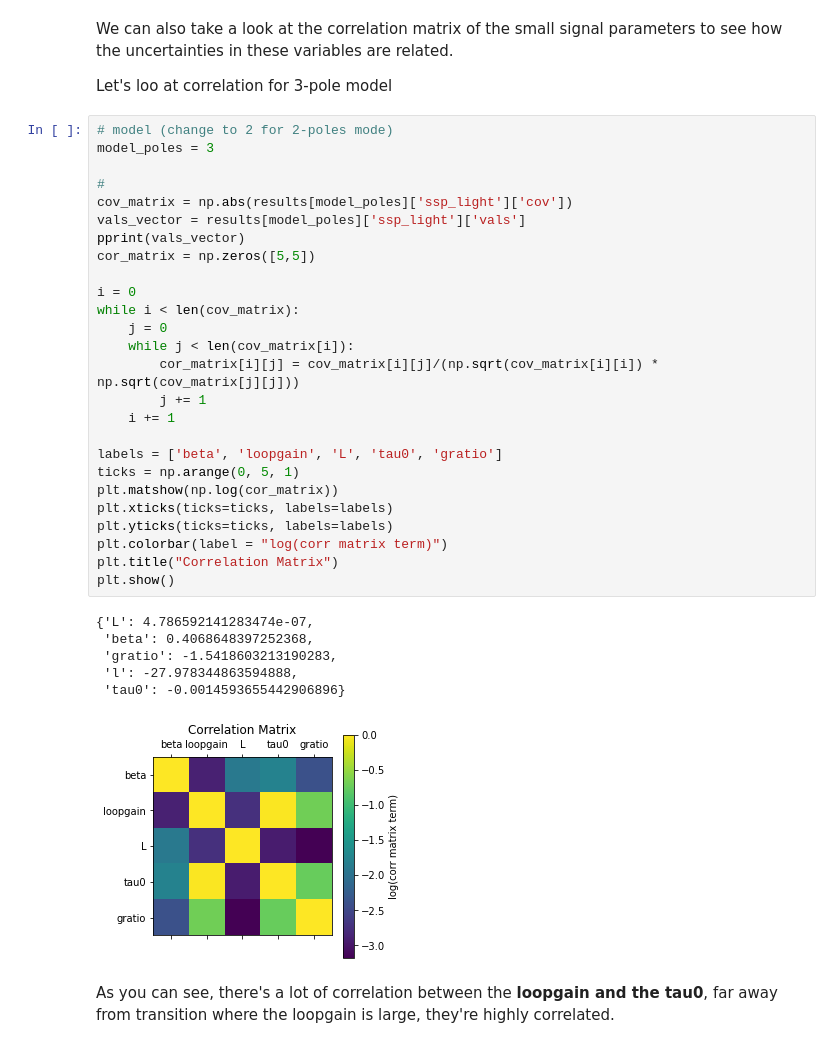
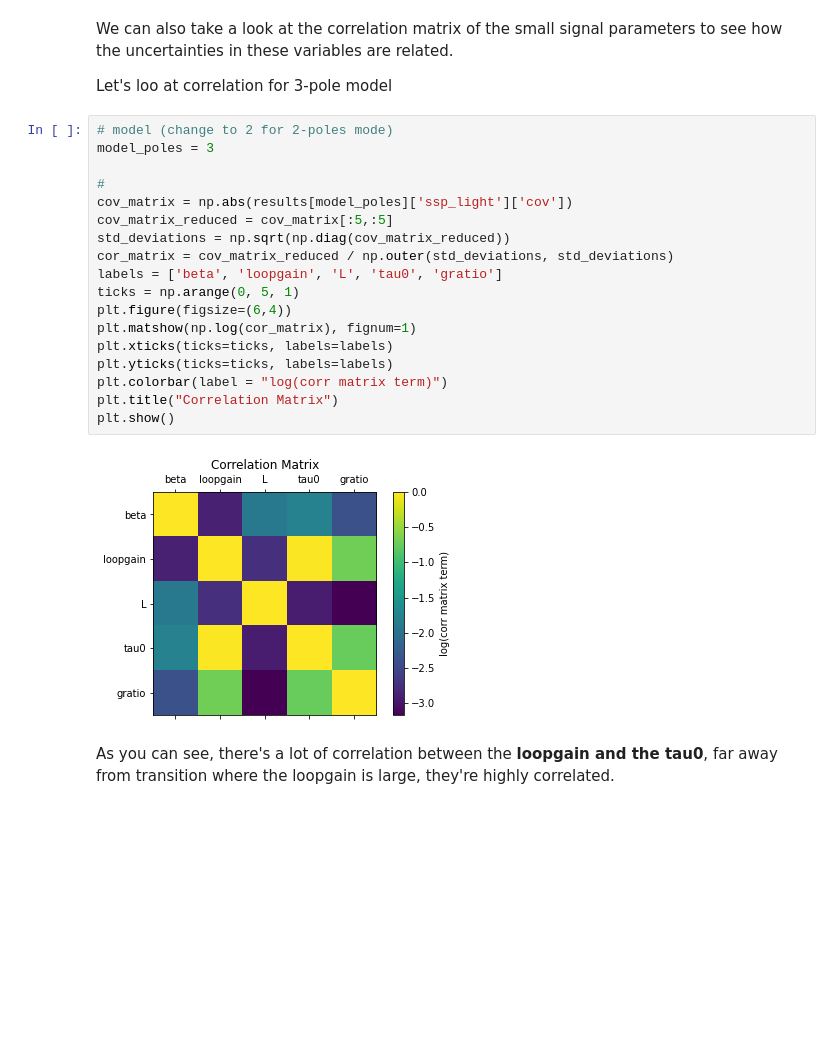
Before and after one commit to spice-herald/QETpy, a Jupyter notebook: demos/didv/didv_and_resolution_tutorial.ipynb, the cells around one changed output. Cells and saved outputs as stored; diff of their text form; blank space fills up the shorter version.

```diff
--- a/demos/didv/didv_and_resolution_tutorial.ipynb
+++ b/demos/didv/didv_and_resolution_tutorial.ipynb
@@ -260,36 +259,23 @@ Let's loo at correlation for 3-pole model
 # %%
 # model (change to 2 for 2-poles mode)
 model_poles = 3
 
 #
 cov_matrix = np.abs(results[model_poles]['ssp_light']['cov'])
-vals_vector = results[model_poles]['ssp_light']['vals']
-pprint(vals_vector)
-cor_matrix = np.zeros([5,5])
-
-i = 0
-while i < len(cov_matrix):
-    j = 0
-    while j < len(cov_matrix[i]):
-        cor_matrix[i][j] = cov_matrix[i][j]/(np.sqrt(cov_matrix[i][i]) * np.sqrt(cov_matrix[j][j]))
-        j += 1
-    i += 1
-
+cov_matrix_reduced = cov_matrix[:5,:5]
+std_deviations = np.sqrt(np.diag(cov_matrix_reduced))
+cor_matrix = cov_matrix_reduced / np.outer(std_deviations, std_deviations)
 labels = ['beta', 'loopgain', 'L', 'tau0', 'gratio']
 ticks = np.arange(0, 5, 1)
-plt.matshow(np.log(cor_matrix))
+plt.figure(figsize=(6,4))
+plt.matshow(np.log(cor_matrix), fignum=1)
 plt.xticks(ticks=ticks, labels=labels)
 plt.yticks(ticks=ticks, labels=labels)
 plt.colorbar(label = "log(corr matrix term)")
 plt.title("Correlation Matrix")
 plt.show()
 # %% [output]
-{'L': 4.786592141283474e-07,
- 'beta': 0.4068648397252368,
- 'gratio': -1.5418603213190283,
- 'l': -27.978344863594888,
- 'tau0': -0.0014593655442906896}
-[figure, old version]
+[figure, new version]
 # %% [markdown]
 As you can see, there's a lot of correlation between the **loopgain and the tau0**,
 far away from transition where the loopgain is large, they're highly correlated.
```
Also changed, not shown: parts of 1 cell of this notebook.
